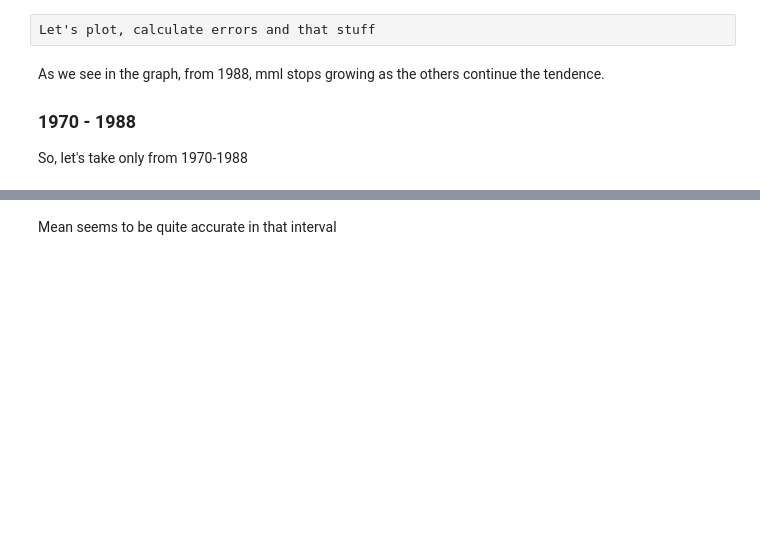
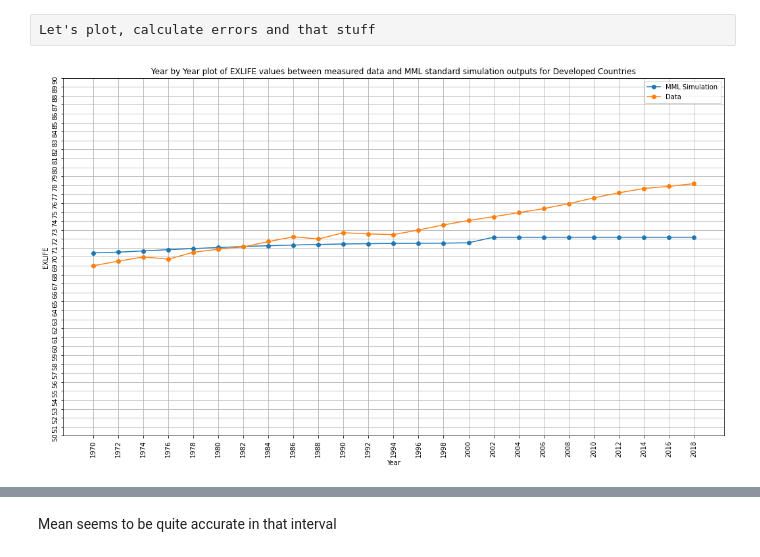
Before and after one commit to julifgo/mml_3.0, a Jupyter notebook: notebooks/life_expectancy_ETA.ipynb, the cells around one changed output, grey strips where cells are left out. Cells and saved outputs as stored; diff of their text form; code cells hidden in the pictures; blank space fills up the shorter version.

```diff
--- a/notebooks/life_expectancy_ETA.ipynb
+++ b/notebooks/life_expectancy_ETA.ipynb
@@ -103,11 +95,12 @@ According to dataset documentation, it start predicting after 2019.
 So, we only consider data until that year
 See https://www.gapminder.org/data/documentation/gd003/
 # %%
-years_filtered = np.arange(1970,2020,2)
+years_filtered = np.arange(1970,2019,2)
 columns_filter = np.append(['geo.name'],years_filtered)
 
 df_truth = df_truth[columns_filter]
 assert 0 == df_truth.isna().sum().sum(), "MISSING VALUES. CONSIDER FILL STRATEGY" #If 0, then we don't have missing values.
+assert not (df_truth == 0).any().any(), "CELLS WITH 0"
 # %% [markdown]
 Finally, we got our truth dataframe. Now, MML
 # %%
@@ -127,5 +123,5 @@ df_truth = df_T.astype({'Year': 'int64'})
 df_truth['mean'] = df_truth.iloc[:, 1:len(common.regions[REGION]['countries'])+1].mean(axis=1)
 df_truth_aggs = df_truth[['Year','mean']]
 # %%
-df = pd.merge(df_mml,df_truth_aggs,on='Year').rename(columns={"EXLIFE": "mml_value", "mean":"truth_mean"})
-df[0:3]
+df_comparison = pd.merge(df_mml,df_truth_aggs,on='Year').rename(columns={"EXLIFE": "mml_value", "mean":"truth_mean"})
+df_comparison[0:3]
@@ -132,10 +133,6 @@ df[0:3]
 # %% [raw]
 Let's plot, calculate errors and that stuff
 # %%
-common.compare_mml_vs_truth_line_plot(df=df, x_col_name='Year', y_col_mml='mml_value', y_col_truth='truth_mean',variable_analyzed=MML_VARIABLE_ANALYZED, region=REGION, y_ticks=np.arange(50,91))
+common.compare_mml_vs_truth_line_plot(df=df_comparison, x_col_name='Year', y_col_mml='mml_value', y_col_truth='truth_mean',variable_analyzed=MML_VARIABLE_ANALYZED, region=REGION, y_ticks=np.arange(50,91))
+# %% [output]
+[figure, added]
-# %% [markdown]
-As we see in the graph, from 1988, mml stops growing as the others continue the tendence.
-
-### 1970 - 1988
-
-So, let's take only from 1970-1988
```
Also changed, not shown: parts of 13 cells of this notebook, 12 other files.
